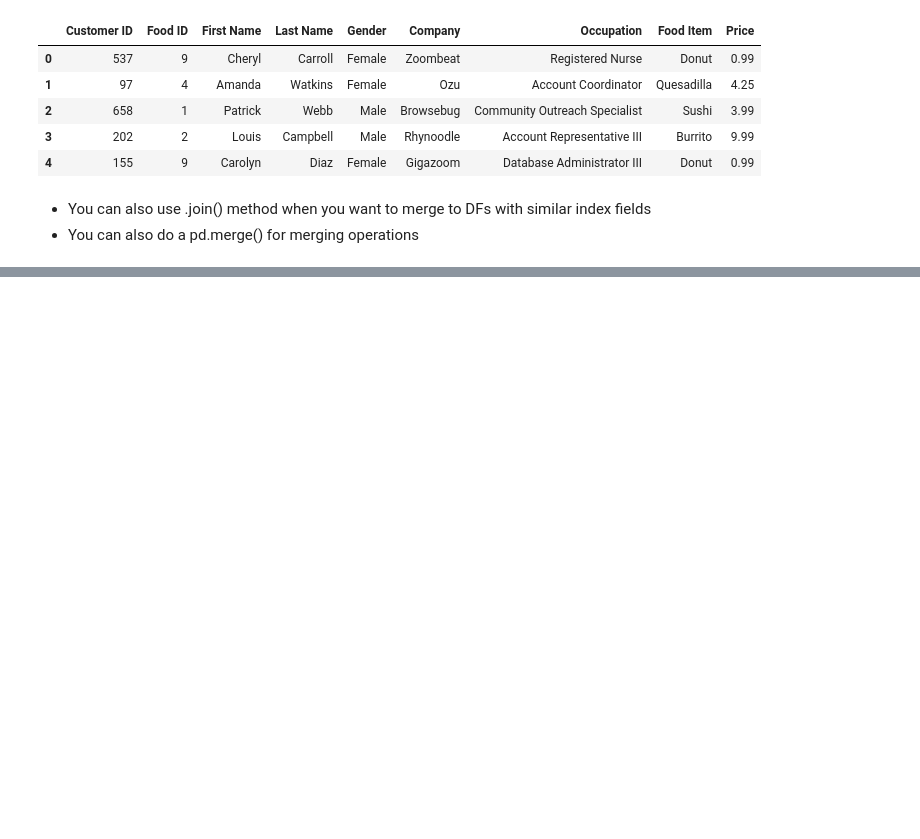
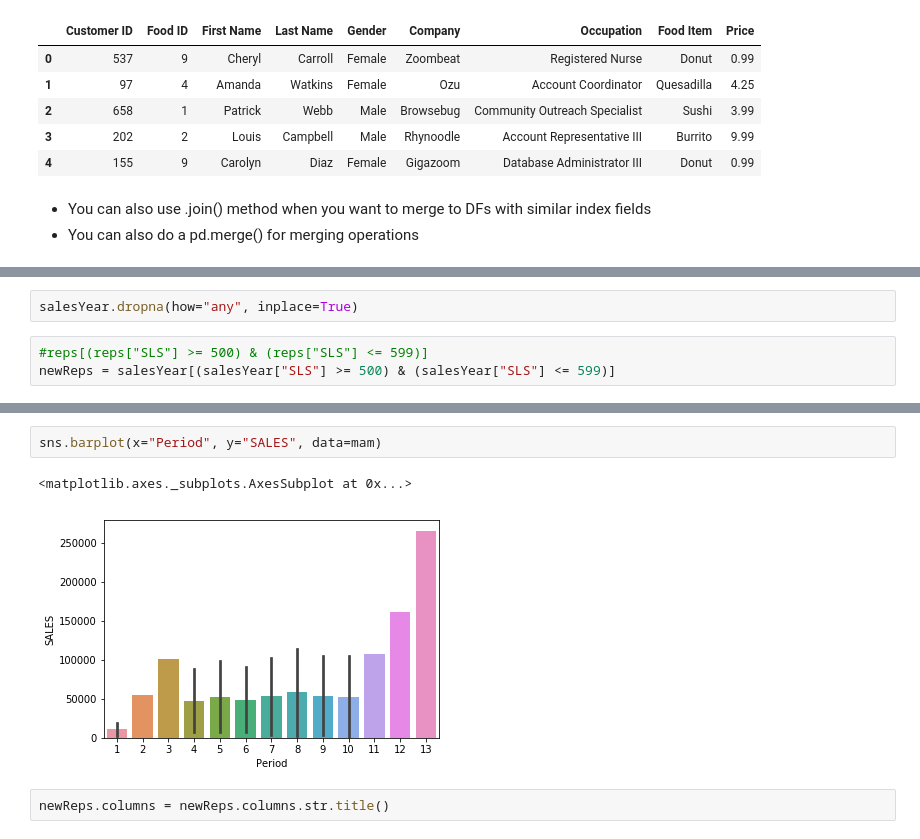
Before and after one commit to adminco/python_data_analysis, a Jupyter notebook: Concatenate_Merge_Join_Module.ipynb, the cells around one changed output, grey strips where cells are left out. Drawn from its saved outputs; the diff is of its cells as text; blank space fills up the shorter version.

```diff
--- a/Concatenate_Merge_Join_Module.ipynb
+++ b/Concatenate_Merge_Join_Module.ipynb
@@ -268,0 +368,5 @@ sales.merge(foods, how="left", left_on="Food ID", right_index=True).head()
+# %%
+salesYear.dropna(how="any", inplace=True)
+# %%
+#reps[(reps["SLS"] >= 500) & (reps["SLS"] <= 599)]
+newReps = salesYear[(salesYear["SLS"] >= 500) & (salesYear["SLS"] <= 599)]
@@ -268,0 +482,7 @@ sales.merge(foods, how="left", left_on="Food ID", right_index=True).head()
+# %%
+sns.barplot(x="Period", y="SALES", data=mam)
+# %% [output]
+<matplotlib.axes._subplots.AxesSubplot at 0x...>
+[figure, added]
+# %%
+newReps.columns = newReps.columns.str.title()
```
Also changed, not shown: parts of 40 cells of this notebook, 5 other files.
